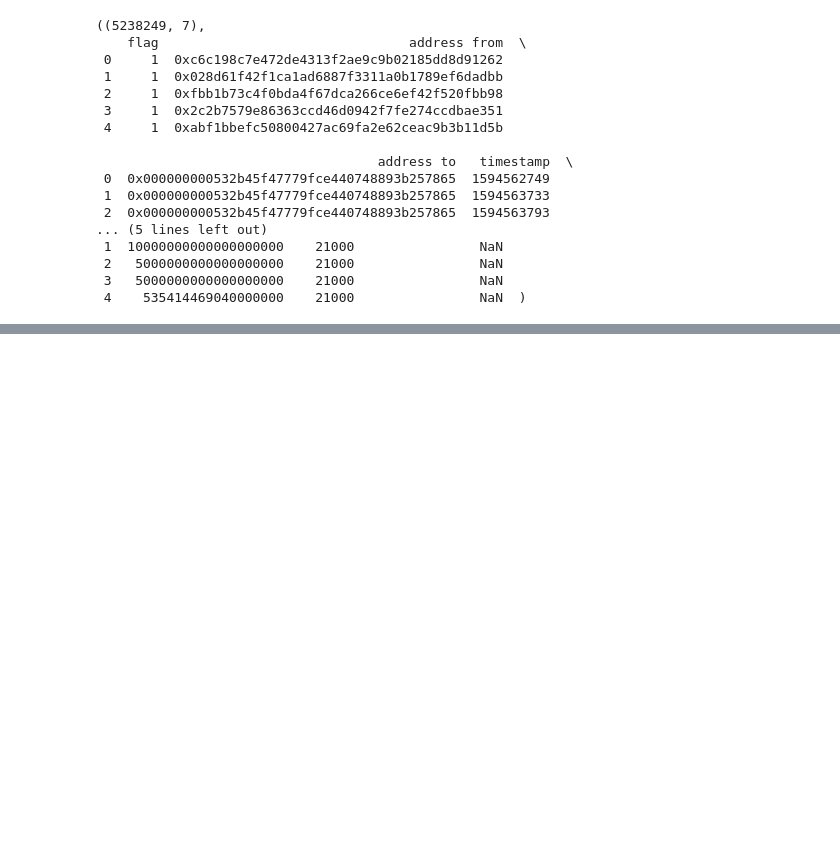
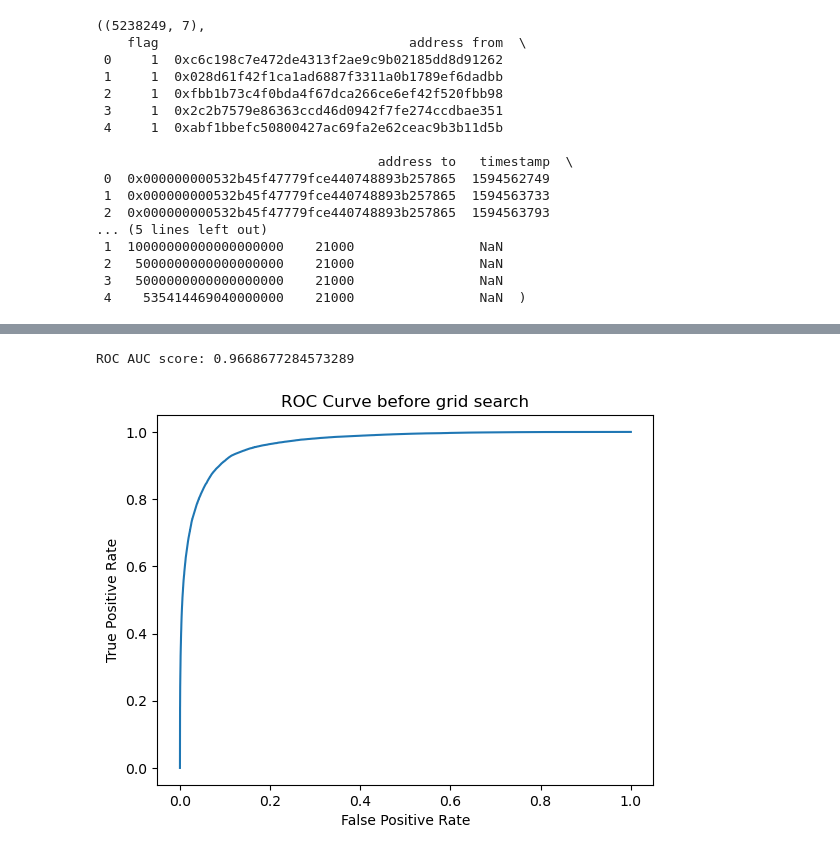
Before and after one commit to aanghs22/bt4012-group13, a Jupyter notebook: transactionsTraining.ipynb, the cells around one changed output, grey strips where cells are left out. Drawn from its saved outputs; the diff is of its cells as text; code cells hidden in the pictures; blank space fills up the shorter version.

Commit message:
added in sampled data of 1m rows

```diff
--- a/transactionsTraining.ipynb
+++ b/transactionsTraining.ipynb
@@ -167,0 +168,21 @@ ROC AUC score: 0.9963359665509883
+# %%
+# xgboost with sampled dataset
+# Define the XGBoost model
+xgb_model_s = XGBClassifier(objective='binary:logistic', random_state=1)
+
+# Fit the model to the training data
+xgb_model_s .fit(X_train_sampled, y_train_sampled)
+
+# Make predictions on the test data
+y_pred = xgb_model_s .predict(X_test_sampled)
+
+accuracy = accuracy_score(y_test_sampled, y_pred)
+f1 = f1_score(y_test_sampled, y_pred)
+precision = precision_score(y_test_sampled, y_pred)
+recall = recall_score(y_test_sampled, y_pred)
+
+print(f"Accuracy: {accuracy}")
+print(f"F1 score: {f1}")
+print(f"Precision: {precision}")
+print(f"Recall: {recall}")
+print(classification_report(y_test_sampled, y_pred))
@@ -167,0 +202,16 @@ ROC AUC score: 0.9963359665509883
+# %%
+from sklearn.metrics import roc_curve, roc_auc_score
+y_pred_proba = xgb_model_s.predict_proba(X_test)[:, 1]
+fpr, tpr, thresholds = roc_curve(y_test, y_pred_proba)
+
+# Plot the ROC curve
+plt.plot(fpr, tpr)
+plt.xlabel('False Positive Rate')
+plt.ylabel('True Positive Rate')
+plt.title('ROC Curve before grid search')
+
+roc_auc = roc_auc_score(y_test, y_pred_proba)
+print(f"ROC AUC score: {roc_auc}")
+# %% [output]
+ROC AUC score: 0.9668677284573289
+[figure, added]
```
Also changed, not shown: parts of 17 cells of this notebook.
